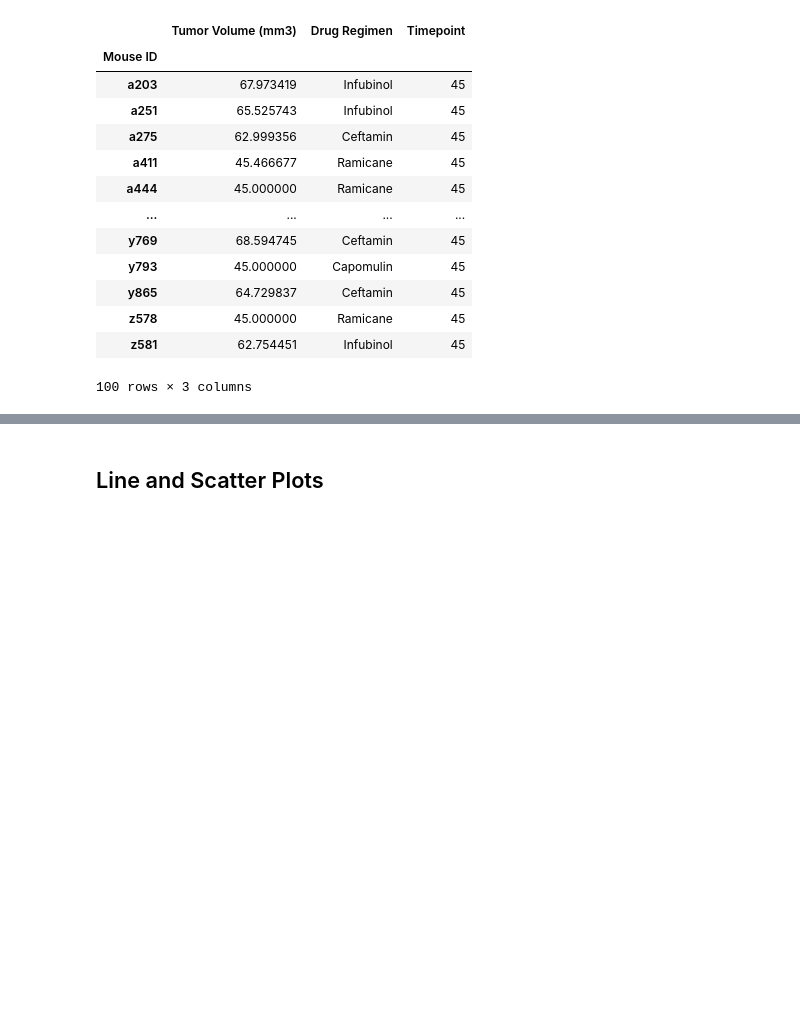
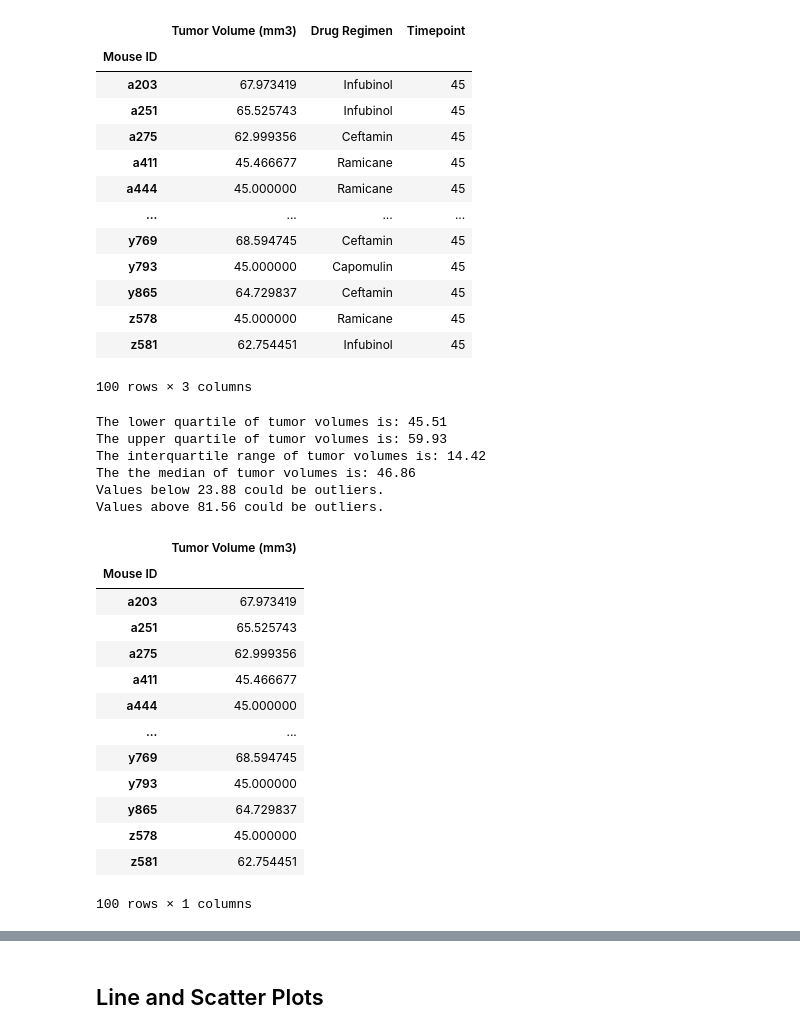
Before and after one commit to eggsnbacon97/matplotlib-challenge, a Jupyter notebook: Pymaceuticals.ipynb, the cells around one changed output, grey strips where cells are left out. Drawn from its saved outputs; the diff is of its cells as text; code cells hidden in the pictures; blank space fills up the shorter version.

```diff
--- a/Pymaceuticals.ipynb
+++ b/Pymaceuticals.ipynb
@@ -265,0 +246,69 @@ final_tumor_volumes
+# %%
+# Put treatments into a list for for loop (and later for plot labels)
+
+drug_list = 'Infubinol', 'Ceftamin', 'Capomulin', 'Ramicane'
+
+# Create empty list to fill with tumor vol data (for plotting)
+
+tumor_vol_data = []
+
+# Calculate the IQR and quantitatively determine if there are any potential outliers.
+
+
+    # Locate the rows which contain mice on each drug and get the tumor volumes
+infubinol_data = final_tumor_volumes.loc[final_tumor_volumes["Drug Regimen"] == "Infubinol"]
+infubinol_data = pd.DataFrame(final_tumor_volumes.groupby('Mouse ID')['Tumor Volume (mm3)'].max())
+
+ceftamin_data = final_tumor_volumes.loc[final_tumor_volumes["Drug Regimen"] == "Ceftamin"]
+ceftamin_data = pd.DataFrame(final_tumor_volumes.groupby('Mouse ID')['Tumor Volume (mm3)'].max())
+
+capomulin_data = final_tumor_volumes.loc[final_tumor_volumes["Drug Regimen"] == "Capomulin"]
+capomulin_data = pd.DataFrame(final_tumor_volumes.groupby('Mouse ID')['Tumor Volume (mm3)'].max())
+
+ramicane_data = final_tumor_volumes.loc[final_tumor_volumes["Drug Regimen"] == "Ramicane"]
+ramicane_data = pd.DataFrame(final_tumor_volumes.groupby('Mouse ID')['Tumor Volume (mm3)'].max())
+
+    # add subset
+
+final_tumors_mod = pd.DataFrame(final_tumor_volumes.groupby('Mouse ID')['Tumor Volume (mm3)'].max())
+final_tumors_mod.columns = ['Final Tumor Volume']
+
+    # Determine outliers using upper and lower bounds
+
+lowerq = final_tumors_mod.quantile(.25)
+medq = final_tumors_mod.quantile(.5)
+upperq = final_tumors_mod.quantile(.75)
+iqr = upperq-lowerq
+
+print(f"The lower quartile of tumor volumes is: {round(float(lowerq),2)}")
+print(f"The upper quartile of tumor volumes is: {round(float(upperq),2)}")
+print(f"The interquartile range of tumor volumes is: {round(float(iqr),2)}")
+print(f"The the median of tumor volumes is: {round(float(medq),2)} ")
+
+lower_bound = lowerq - (1.5*iqr)
+upper_bound = upperq + (1.5*iqr)
+print(f"Values below {round(float(lower_bound),2)} could be outliers.")
+print(f"Values above {round(float(upper_bound),2)} could be outliers.")
+
+capomulin_data
+# %% [output]
+The lower quartile of tumor volumes is: 45.51
+The upper quartile of tumor volumes is: 59.93
+The interquartile range of tumor volumes is: 14.42
+The the median of tumor volumes is: 46.86
+Values below 23.88 could be outliers.
+Values above 81.56 could be outliers.
+|  | Tumor Volume (mm3) |
+| Mouse ID |  |
+| a203 | 67.973419 |
+| a251 | 65.525743 |
+| a275 | 62.999356 |
+| a411 | 45.466677 |
+| a444 | 45.000000 |
+| ... | ... |
+| y769 | 68.594745 |
+| y793 | 45.000000 |
+| y865 | 64.729837 |
+| z578 | 45.000000 |
+| z581 | 62.754451 |
+100 rows × 1 columns
```
Also changed, not shown: parts of 6 cells of this notebook.
